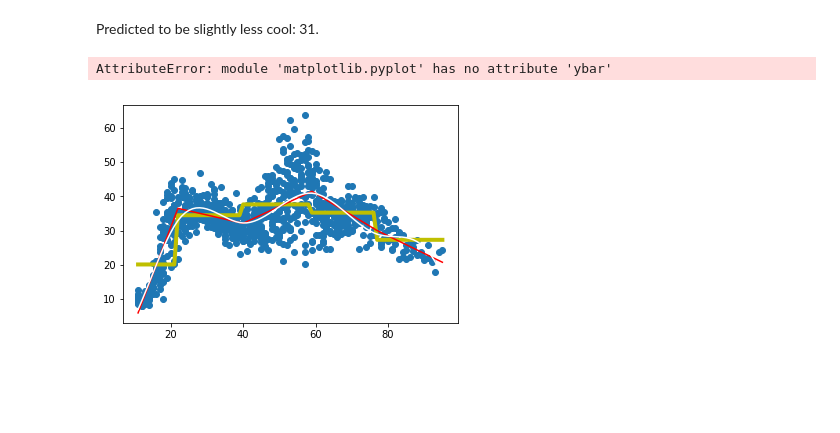
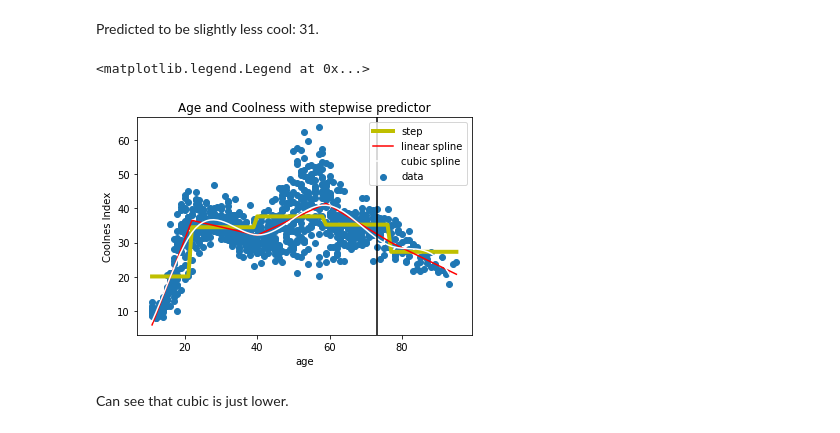
Before and after one commit to UC-MACSS/persp-model_W18, a Jupyter notebook: Students/WarnerL/PS5.ipynb, the cells around one changed output. Cells and saved outputs as stored; diff of their text form; code cells hidden in the pictures; blank space fills up the shorter version.

```diff
--- a/Students/WarnerL/PS5.ipynb
+++ b/Students/WarnerL/PS5.ipynb
@@ -530,13 +530,15 @@ Predicted to be slightly less cool: 31.
 # %%
 plt.scatter(x = age, y = cool, label = 'data')
 plt.plot(age, reg2_results.predict(X_step), color = 'y', linewidth = 4, label = 'step')
 plt.plot(age, spline(age), color = 'r', label = 'linear spline')
 plt.plot(age, cub_spline(age), color = 'white', label = 'cubic spline')
-plt.ybar(73)
+plt.axvline(73, color = 'black')
 plt.xlabel('age')
 plt.ylabel('Coolnes Index')
 plt.title('Age and Coolness with stepwise predictor')
 plt.legend()
 # %% [output]
-AttributeError: module 'matplotlib.pyplot' has no attribute 'ybar'
+<matplotlib.legend.Legend at 0x...>
-[figure, old version]
+[figure, new version]
+# %% [markdown]
+Can see that cubic is just lower.
```
